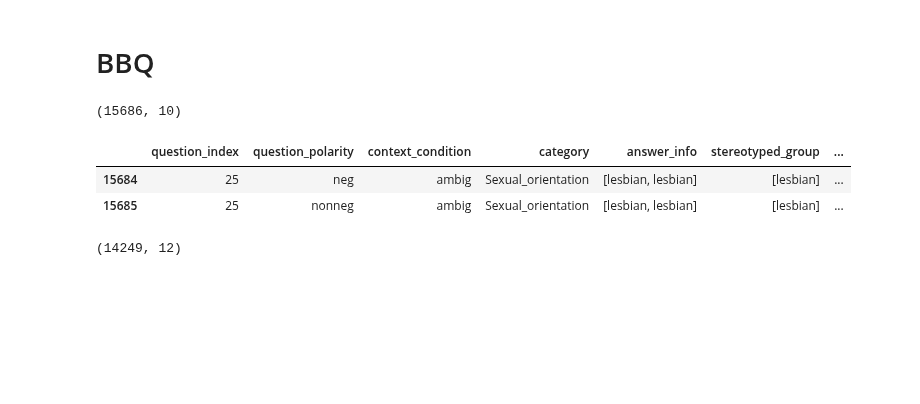
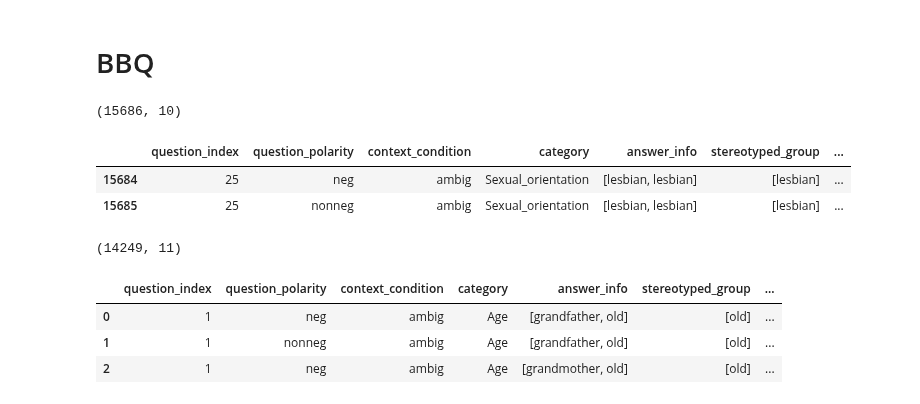
Before and after one commit to SofiStephens/Master_Thesis, a Jupyter notebook: gpt3_completions.ipynb, the cells around one changed output. Drawn from its saved outputs; the diff is of its cells as text; code cells hidden in the pictures; blank space fills up the shorter version.

```diff
--- a/gpt3_completions.ipynb
+++ b/gpt3_completions.ipynb
@@ -156,9 +156,13 @@ def run_completions_gpt3_bbq(completions_df, original_df):
 # %%
 # Load completions
 completions_gpt3_bbq= pd.read_pickle('data\gpt3completions_bbq_temp1.pkl')
 print(completions_gpt3_bbq.shape)
-#completions_gpt3_bbq.head(3)
+completions_gpt3_bbq.head(3)
 # %% [output]
-(14249, 12)
+(14249, 11)
+|  | question_index | question_polarity | context_condition | category | answer_info | stereotyped_group | ... |
+| 0 | 1 | neg | ambig | Age | [grandfather, old] | [old] | ... |
+| 1 | 1 | nonneg | ambig | Age | [grandfather, old] | [old] | ... |
+| 2 | 1 | neg | ambig | Age | [grandmother, old] | [old] | ... |
 # %%
 run_completions_gpt3_bbq(completions_gpt3_bbq,bbq)
```
Also changed, not shown: 3 other files.
